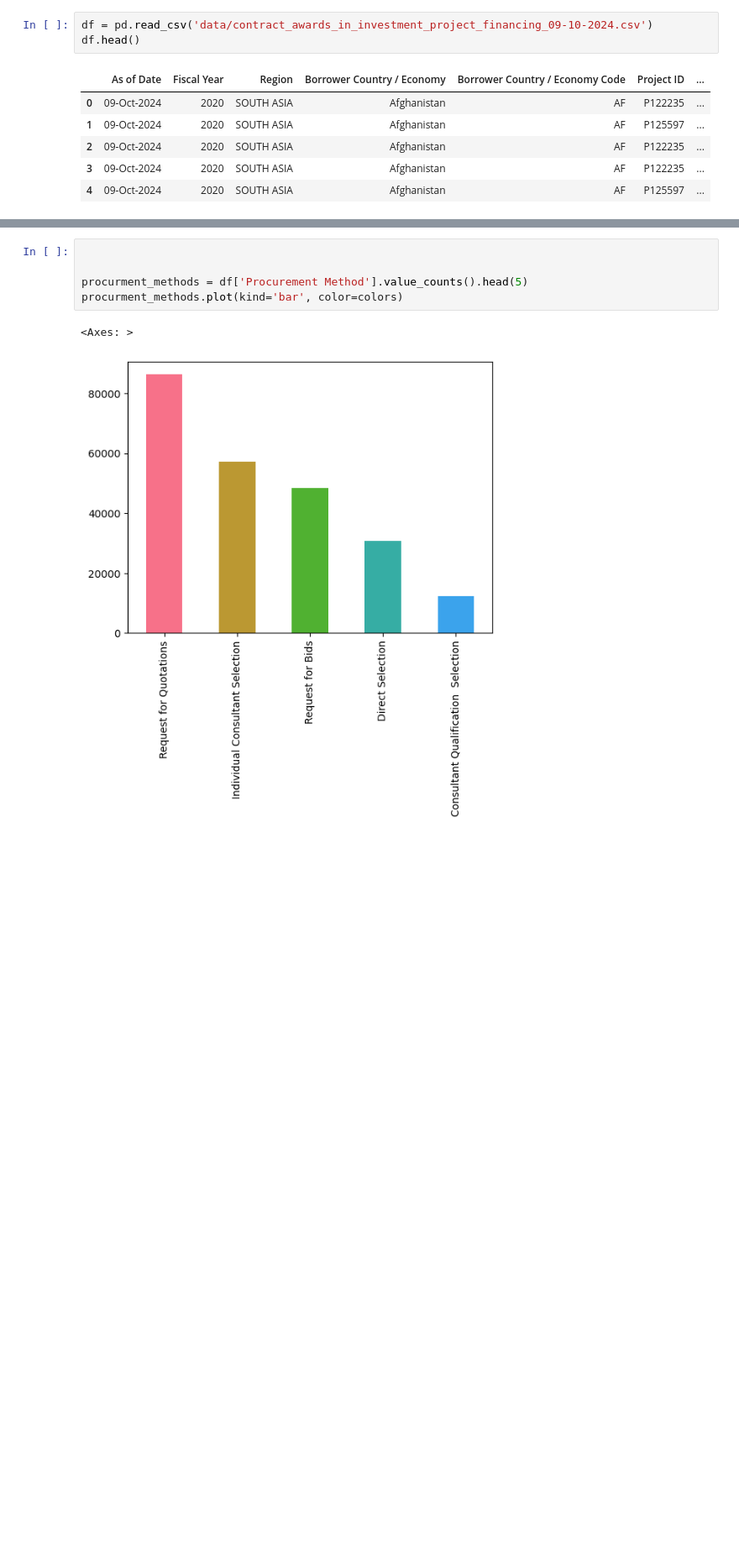
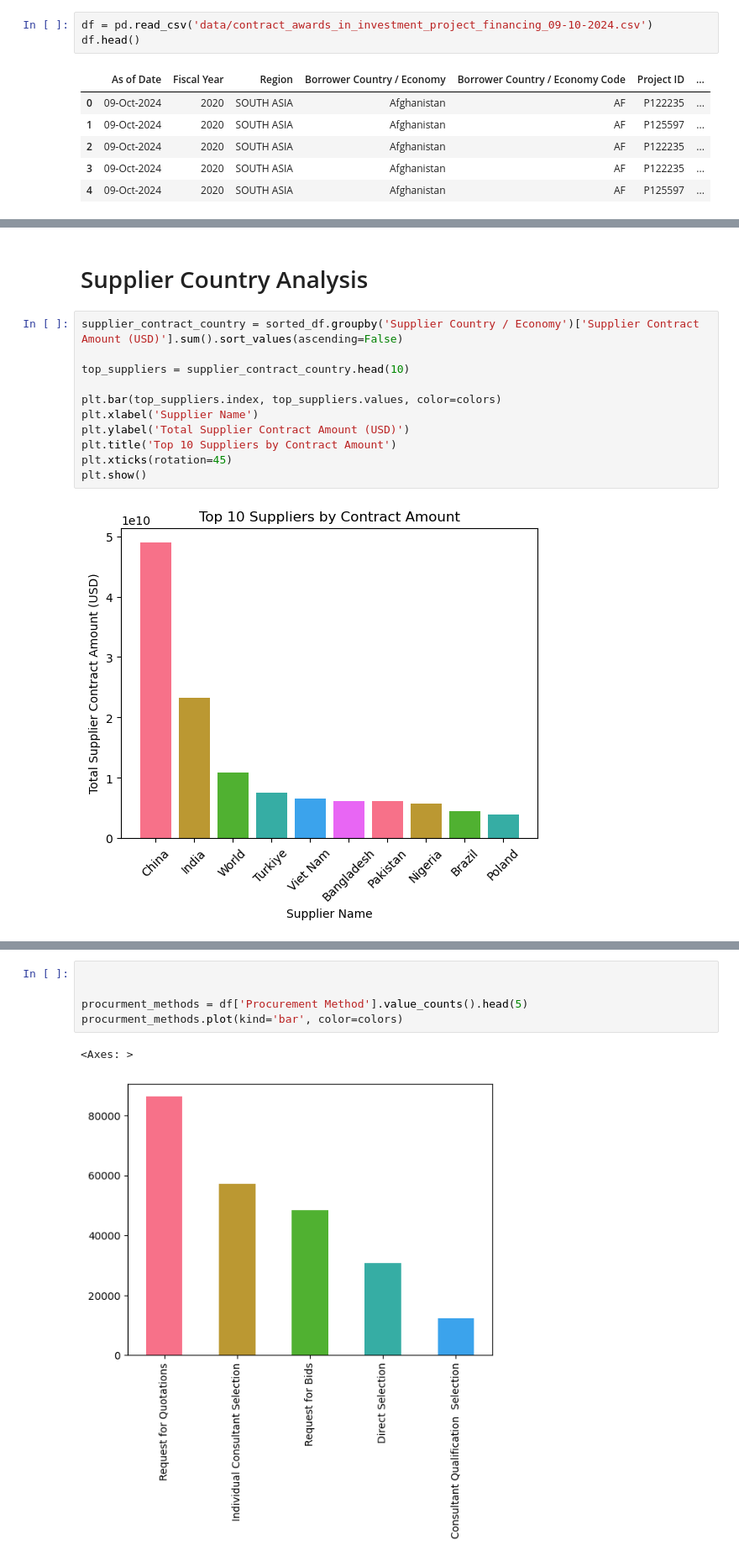
Before and after one commit to mdlugosz-develop/bootcamp-project-1, a Jupyter notebook: analysis.ipynb, the cells around one changed output, grey strips where cells are left out. Shown at 84% size. Drawn from its saved outputs; the diff is of its cells as text; blank space fills up the shorter version.

```diff
--- a/analysis.ipynb
+++ b/analysis.ipynb
@@ -17,0 +241,15 @@ df.head()
+# %% [markdown]
+# Supplier Country Analysis
+# %%
+supplier_contract_country = sorted_df.groupby('Supplier Country / Economy')['Supplier Contract Amount (USD)'].sum().sort_values(ascending=False)
+
+top_suppliers = supplier_contract_country.head(10)
+
+plt.bar(top_suppliers.index, top_suppliers.values, color=colors)
+plt.xlabel('Supplier Name')
+plt.ylabel('Total Supplier Contract Amount (USD)')
+plt.title('Top 10 Suppliers by Contract Amount')
+plt.xticks(rotation=45)
+plt.show()
+# %% [output]
+[figure, added]
```
Also changed, not shown: parts of 39 cells of this notebook.
